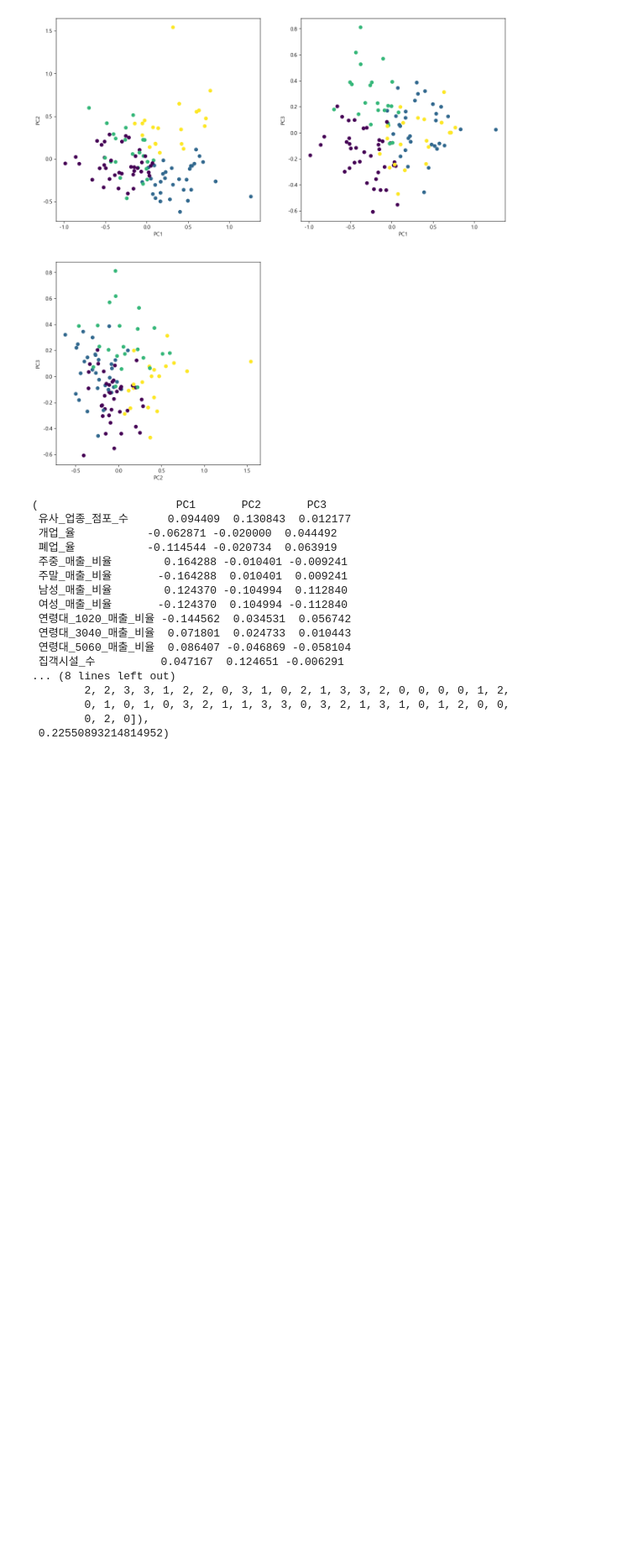
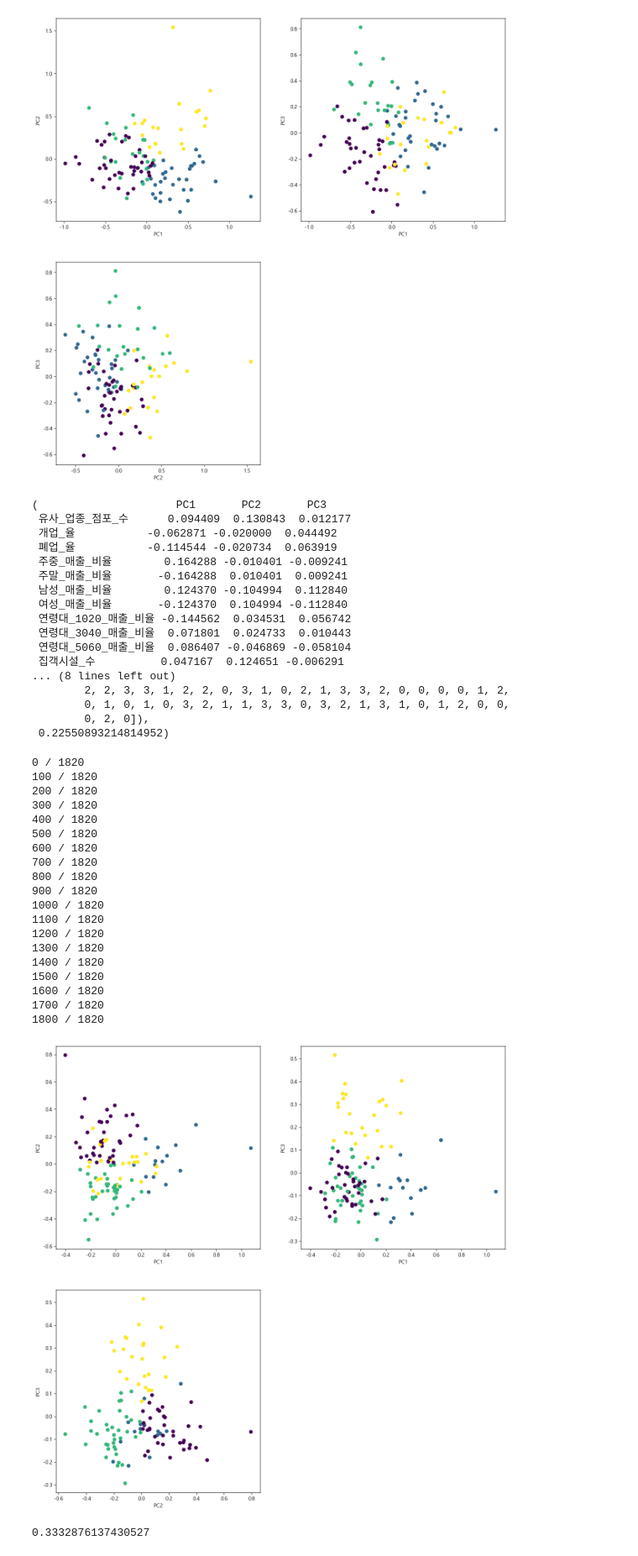
Before and after one commit to kae1128/wadada, a Jupyter notebook: clustering/clustering.ipynb, the cells around one changed output. Shown at 84% size. Cells and saved outputs as stored; diff of their text form; code cells hidden in the pictures; blank space fills up the shorter version.

```diff
--- a/clustering/clustering.ipynb
+++ b/clustering/clustering.ipynb
@@ -169,3 +169,28 @@ def repeat_cls(num, cls_num):
     loading, labels, score = test_plot(data_final[:, lst[idx_max]], lst[idx_max], cls_num)
 
     return lst, result_df, loading, labels, score
+# %%
+lst4, results4, loading4, labels4, score4 = repeat_cls(4, 4)
+print(score4)
+# %% [output]
+0 / 1820
+100 / 1820
+200 / 1820
+300 / 1820
+400 / 1820
+500 / 1820
+600 / 1820
+700 / 1820
+800 / 1820
+900 / 1820
+1000 / 1820
+1100 / 1820
+1200 / 1820
+1300 / 1820
+1400 / 1820
+1500 / 1820
+1600 / 1820
+1700 / 1820
+1800 / 1820
+[figure, added]
+0.3332876137430527
```
Also changed, not shown: parts of 10 cells of this notebook.
